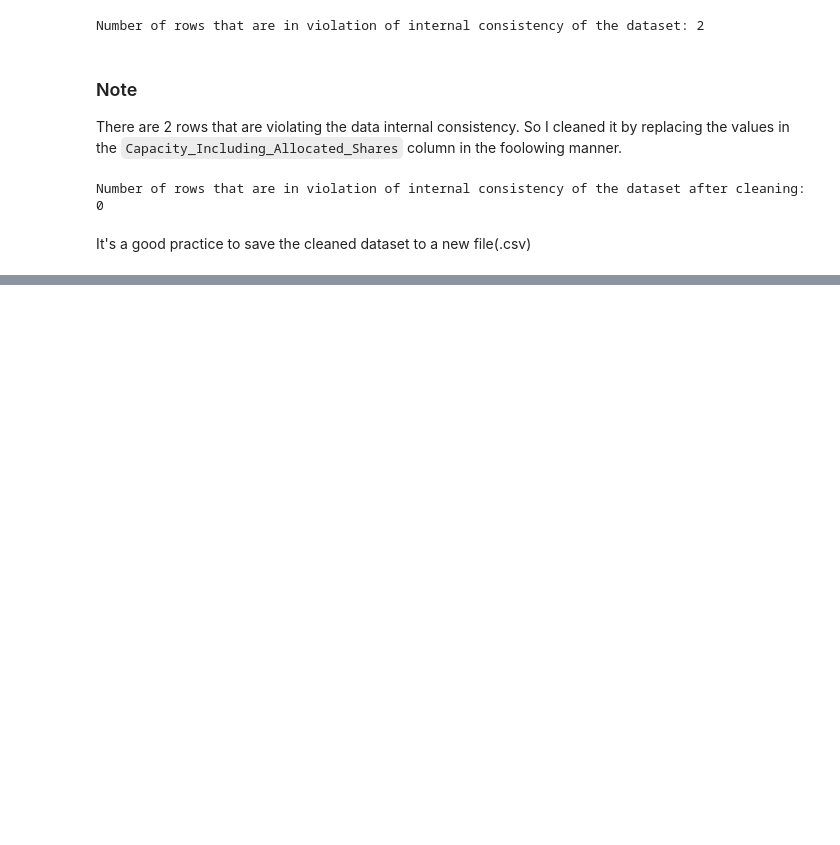
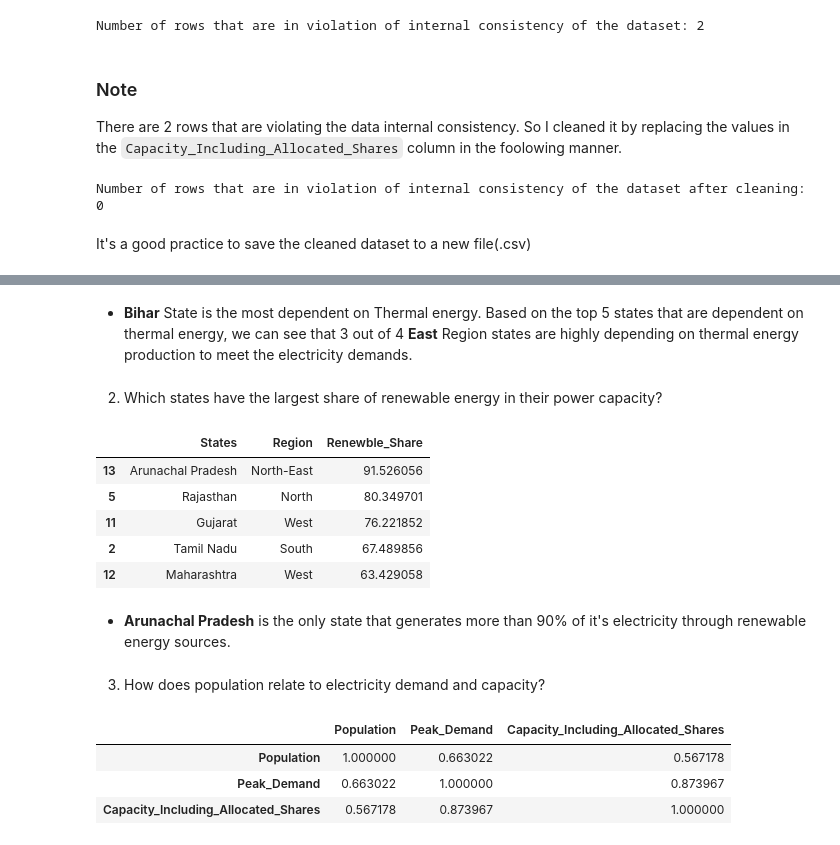
Before and after one commit to VishnuCodes96/capstone_projects, a Jupyter notebook: capstone_project_1.ipynb, the cells around one changed output, grey strips where cells are left out. Drawn from its saved outputs; the diff is of its cells as text; code cells hidden in the pictures; blank space fills up the shorter version.

```diff
--- a/capstone_project_1.ipynb
+++ b/capstone_project_1.ipynb
@@ -231,0 +292,25 @@ clean_states_df.to_csv("cleaned_state_wise_renewable_energy.csv", index=False)
+# %% [markdown]
+* **Bihar** State is the most dependent on Thermal energy. Based on the top 5 states that are dependent on thermal energy, we can see that 3 out of 4 **East** Region states are highly depending on thermal energy production to meet the electricity demands.
+# %% [markdown]
+2. Which states have the largest share of renewable energy in their power capacity?
+# %%
+state_region_merge_df['Renewble_Share'] = (state_region_merge_df['Renewable_Energy'] / state_region_merge_df['Capacity_Including_Allocated_Shares'])*100
+state_region_merge_df[['States','Region','Renewble_Share']].sort_values('Renewble_Share',ascending=False).head()
+# %% [output]
+|  | States | Region | Renewble_Share |
+| 13 | Arunachal Pradesh | North-East | 91.526056 |
+| 5 | Rajasthan | North | 80.349701 |
+| 11 | Gujarat | West | 76.221852 |
+| 2 | Tamil Nadu | South | 67.489856 |
+| 12 | Maharashtra | West | 63.429058 |
+# %% [markdown]
+* **Arunachal Pradesh** is the only state that generates more than 90% of it's electricity through renewable energy sources.
+# %% [markdown]
+3. How does population relate to electricity demand and capacity?
+# %%
+state_region_merge_df[['Population','Peak_Demand','Capacity_Including_Allocated_Shares']].corr()
+# %% [output]
+|  | Population | Peak_Demand | Capacity_Including_Allocated_Shares |
+| Population | 1.000000 | 0.663022 | 0.567178 |
+| Peak_Demand | 0.663022 | 1.000000 | 0.873967 |
+| Capacity_Including_Allocated_Shares | 0.567178 | 0.873967 | 1.000000 |
```
Also changed, not shown: parts of 21 cells of this notebook.
